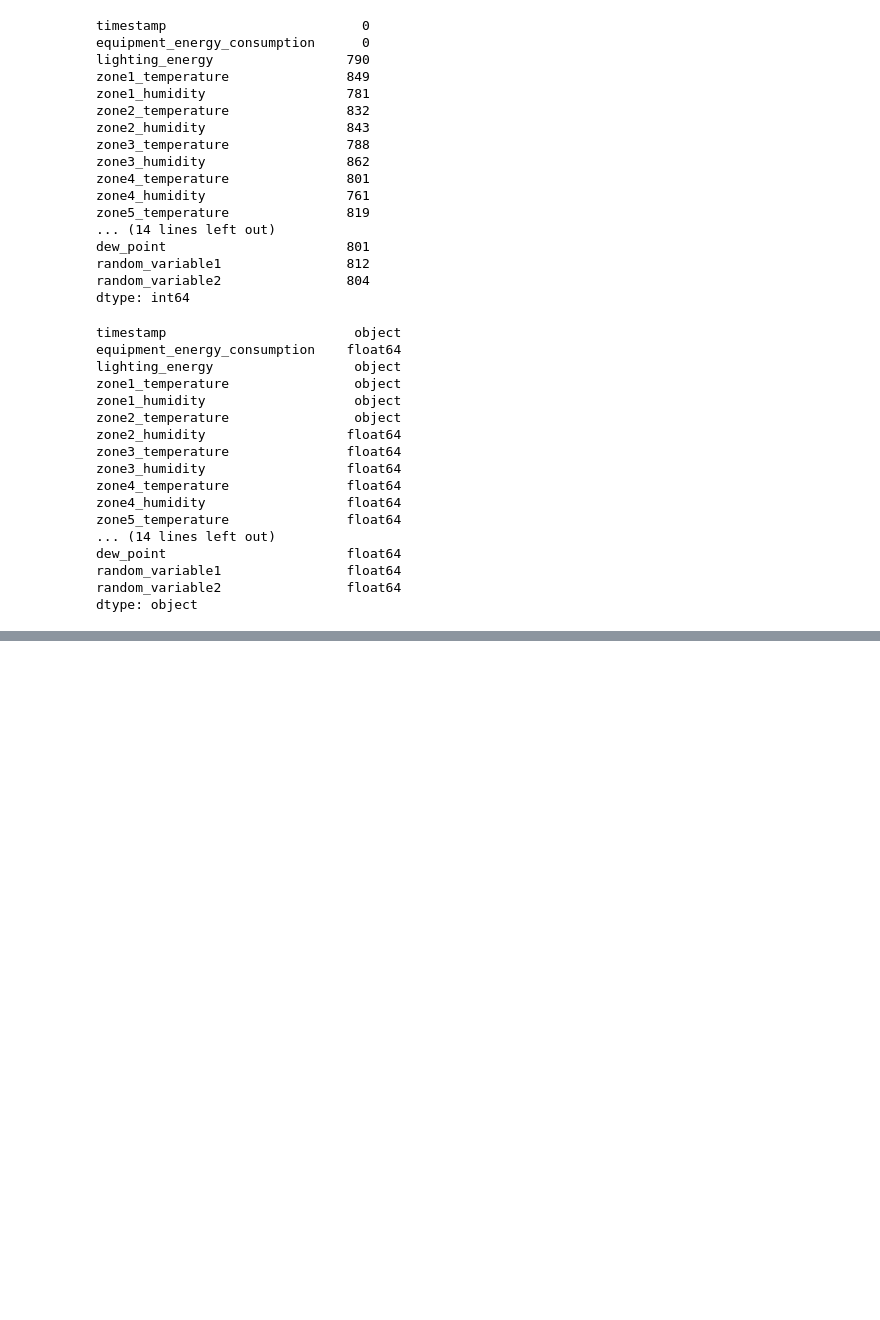
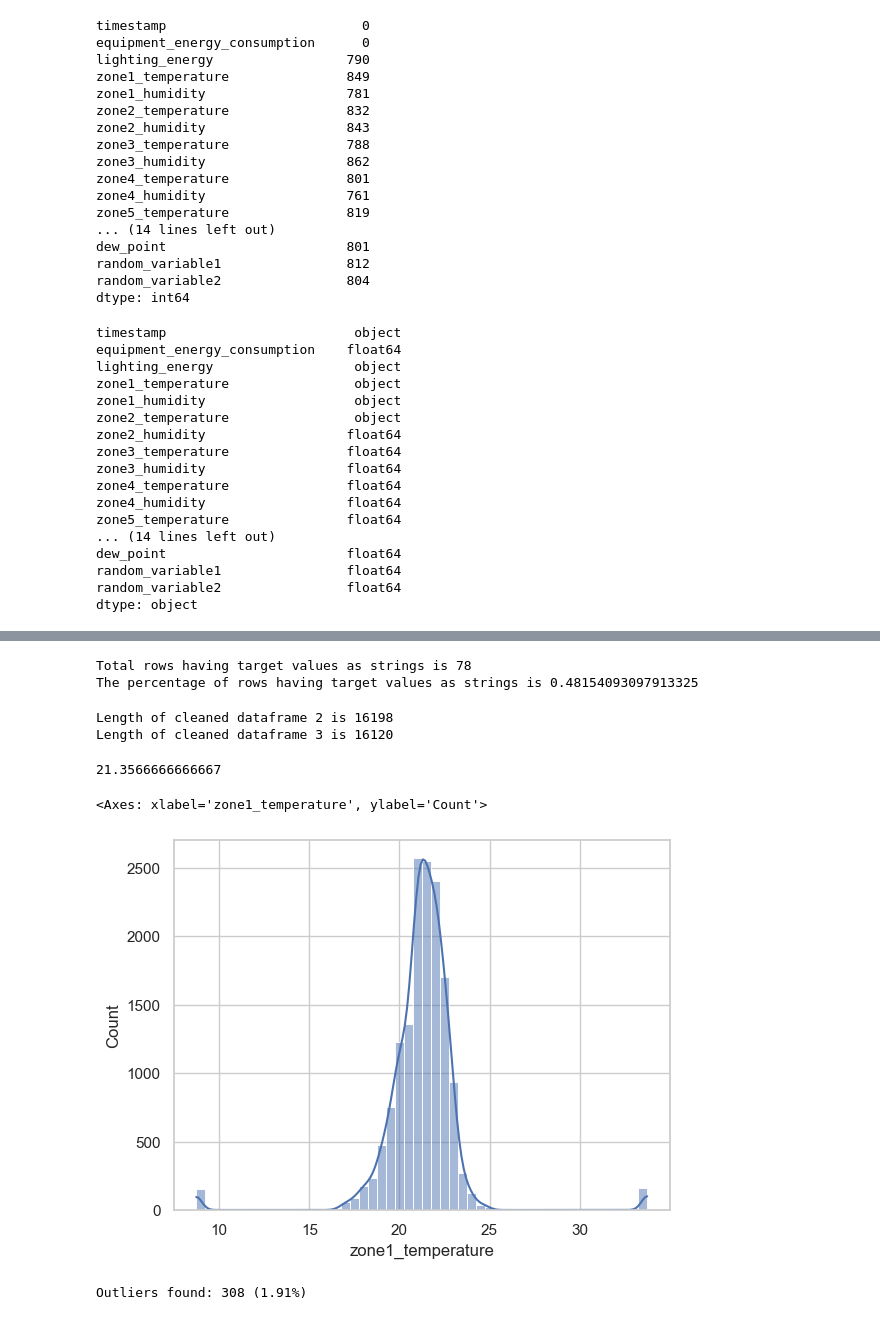
Before and after one commit to smarak96/DS-Intern-Assignment-SmarakPatnaik, a Jupyter notebook: notebook.ipynb, the cells around one changed output, grey strips where cells are left out. Drawn from its saved outputs; the diff is of its cells as text; code cells hidden in the pictures; blank space fills up the shorter version.

```diff
--- a/notebook.ipynb
+++ b/notebook.ipynb
@@ -291,0 +553,8 @@ dtype: object
+# %%
+
+median_light = cleaned_data_frame4['lighting_energy'].median()
+
+cleaned_data_frame4['lighting_energy'] = cleaned_data_frame4['lighting_energy'].fillna(median_light)
+
+print(f"Imputed missing lighting_energy values with median: {median_light}")
+print("Remaining NaNs:", cleaned_data_frame4['lighting_energy'].isna().sum())
@@ -291,0 +615,4 @@ dtype: object
+# %%
+bad_values = ['check', 'unknown','???','error']
+target_having_strings = cleaned_data_frame4[cleaned_data_frame4['zone1_temperature'].isin(bad_values)]
+target_having_strings
@@ -291,0 +633,31 @@ dtype: object
+# %%
+print(f"Total rows having target values as strings is {len(target_having_strings)}")
+print(f"The percentage of rows having target values as strings is {len(target_having_strings)*100/len(cleaned_data_frame4)}")
+# %% [output]
+Total rows having target values as strings is 78
+The percentage of rows having target values as strings is 0.48154093097913325
+# %%
+cleaned_data_frame5 = cleaned_data_frame4[~cleaned_data_frame4['zone1_temperature'].isin(bad_values)].copy()
+# %%
+print(f"Length of cleaned dataframe 2 is {len(cleaned_data_frame4)}")
+print(f"Length of cleaned dataframe 3 is {len(cleaned_data_frame5)}")
+# %% [output]
+Length of cleaned dataframe 2 is 16198
+Length of cleaned dataframe 3 is 16120
+# %%
+# cleaned_data_frame4[cleaned_data_frame4['zone1_temperature'] <0]
+cleaned_data_frame5['zone1_temperature'] = pd.to_numeric(cleaned_data_frame5['zone1_temperature'])
+# %%
+cleaned_data_frame5['zone1_temperature'].median()
+# %% [output]
+21.3566666666667
+# %%
+sns.histplot(cleaned_data_frame5['zone1_temperature'].dropna(), bins=50, kde=True)
+# %% [output]
+<Axes: xlabel='zone1_temperature', ylabel='Count'>
+[figure, added]
+# %%
+outliers = cleaned_data_frame5[(cleaned_data_frame5['zone1_temperature'] < 10) | (cleaned_data_frame5['zone1_temperature'] > 30)]
+print(f"Outliers found: {len(outliers)} ({len(outliers) / len(cleaned_data_frame5) * 100:.2f}%)")
+# %% [output]
+Outliers found: 308 (1.91%)
```
Also changed, not shown: parts of 144 cells of this notebook.
